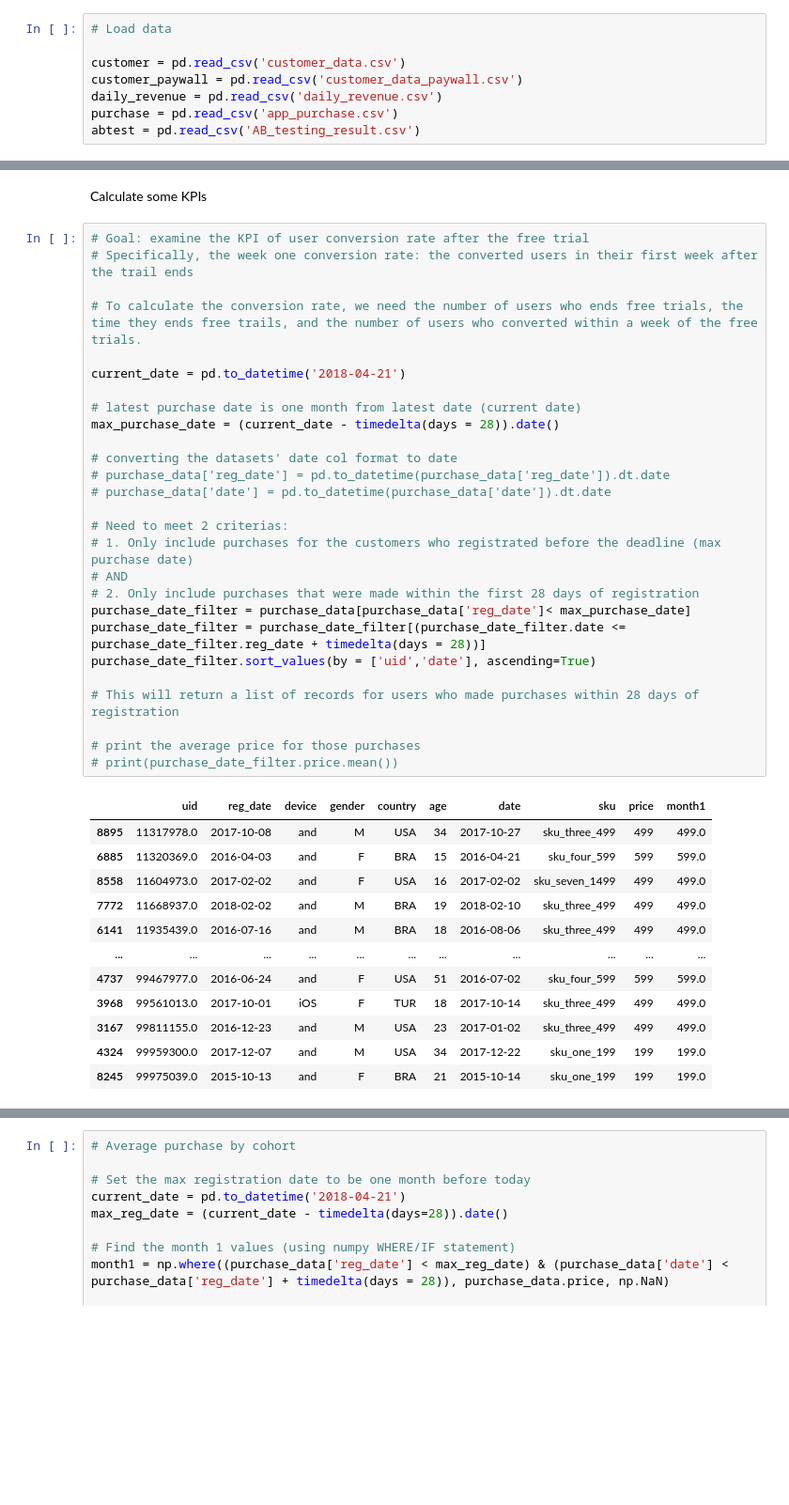
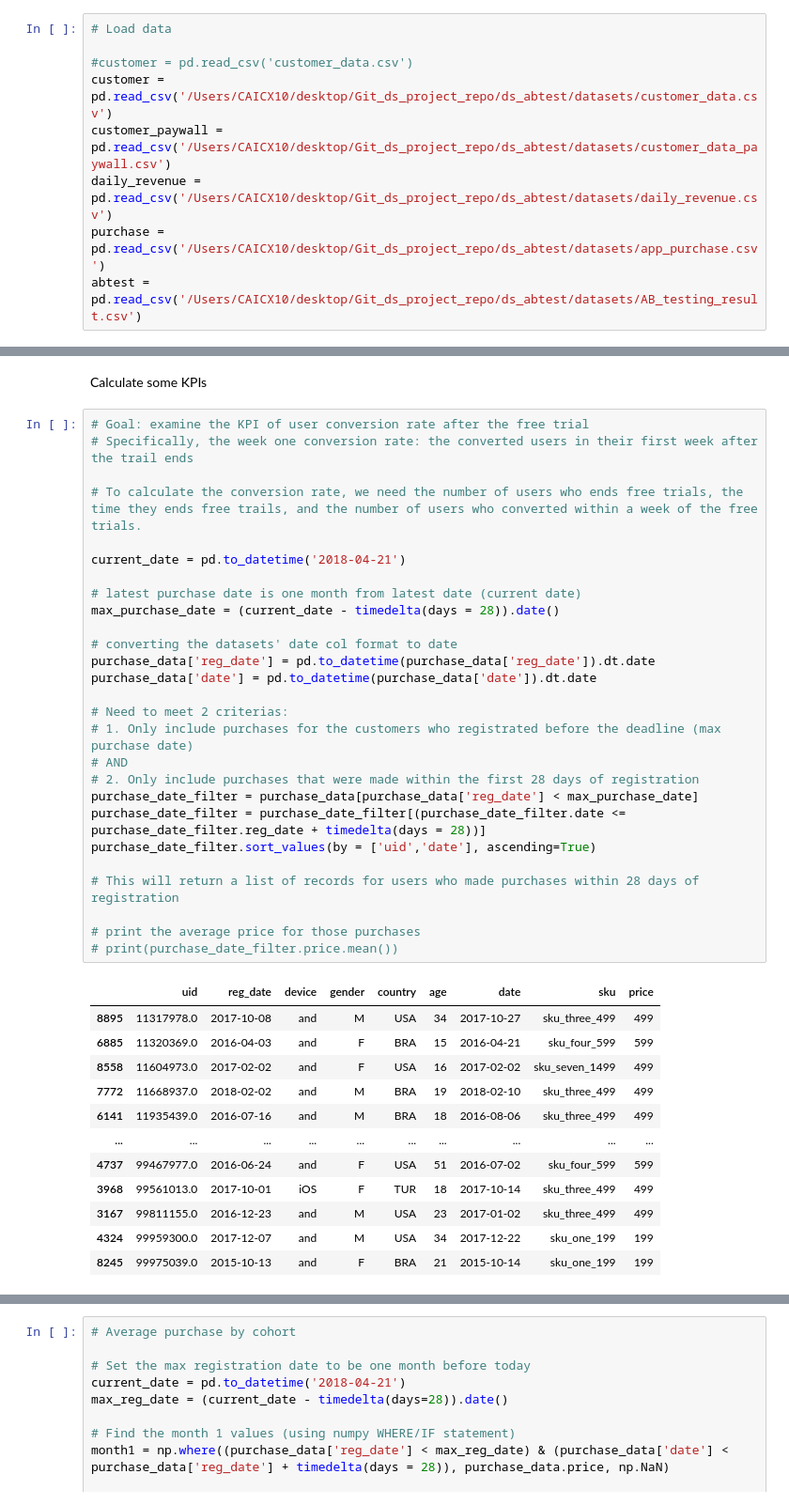
Before and after one commit to englishpear/ds_abtest, a Jupyter notebook: Customer Analytics AB testing.ipynb, the cells around one changed output, grey strips where cells are left out. Shown at 94% size. Cells and saved outputs as stored; diff of their text form; blank space fills up the shorter version.

```diff
--- a/Customer Analytics AB testing.ipynb
+++ b/Customer Analytics AB testing.ipynb
@@ -8,11 +8,12 @@ from matplotlib import pyplot as plt
 # %%
 # Load data
 
-customer = pd.read_csv('customer_data.csv')
-customer_paywall = pd.read_csv('customer_data_paywall.csv')
-daily_revenue = pd.read_csv('daily_revenue.csv')
-purchase = pd.read_csv('app_purchase.csv')
-abtest = pd.read_csv('AB_testing_result.csv')
+#customer = pd.read_csv('customer_data.csv')
+customer = pd.read_csv('/Users/CAICX10/desktop/Git_ds_project_repo/ds_abtest/datasets/customer_data.csv')
+customer_paywall = pd.read_csv('/Users/CAICX10/desktop/Git_ds_project_repo/ds_abtest/datasets/customer_data_paywall.csv')
+daily_revenue = pd.read_csv('/Users/CAICX10/desktop/Git_ds_project_repo/ds_abtest/datasets/daily_revenue.csv')
+purchase = pd.read_csv('/Users/CAICX10/desktop/Git_ds_project_repo/ds_abtest/datasets/app_purchase.csv')
+abtest = pd.read_csv('/Users/CAICX10/desktop/Git_ds_project_repo/ds_abtest/datasets/AB_testing_result.csv')
 # %%
 # the records of ALL customers
 
@@ -132,40 +141,40 @@ Calculate some KPIs
 # %%
 # Goal: examine the KPI of user conversion rate after the free trial
 # Specifically, the week one conversion rate: the converted users in their first week after the trail ends
 
 # To calculate the conversion rate, we need the number of users who ends free trials, the time they ends free trails, and the number of users who converted within a week of the free trials.
 
 current_date = pd.to_datetime('2018-04-21')
 
 # latest purchase date is one month from latest date (current date)
 max_purchase_date = (current_date - timedelta(days = 28)).date()
 
 # converting the datasets' date col format to date
-# purchase_data['reg_date'] = pd.to_datetime(purchase_data['reg_date']).dt.date
-# purchase_data['date'] = pd.to_datetime(purchase_data['date']).dt.date
+purchase_data['reg_date'] = pd.to_datetime(purchase_data['reg_date']).dt.date
+purchase_data['date'] = pd.to_datetime(purchase_data['date']).dt.date
 
 # Need to meet 2 criterias:
 # 1. Only include purchases for the customers who registrated before the deadline (max purchase date)
 # AND
 # 2. Only include purchases that were made within the first 28 days of registration
-purchase_date_filter = purchase_data[purchase_data['reg_date']< max_purchase_date]
+purchase_date_filter = purchase_data[purchase_data['reg_date'] < max_purchase_date]
 purchase_date_filter = purchase_date_filter[(purchase_date_filter.date <= purchase_date_filter.reg_date + timedelta(days = 28))]
 purchase_date_filter.sort_values(by = ['uid','date'], ascending=True)
 
 # This will return a list of records for users who made purchases within 28 days of registration
 
 # print the average price for those purchases
 # print(purchase_date_filter.price.mean())
 # %% [output]
-|  | uid | reg_date | device | gender | country | age | date | sku | price | month1 |
-| 8895 | 11317978.0 | 2017-10-08 | and | M | USA | 34 | 2017-10-27 | sku_three_499 | 499 | 499.0 |
-| 6885 | 11320369.0 | 2016-04-03 | and | F | BRA | 15 | 2016-04-21 | sku_four_599 | 599 | 599.0 |
-| 8558 | 11604973.0 | 2017-02-02 | and | F | USA | 16 | 2017-02-02 | sku_seven_1499 | 499 | 499.0 |
-| 7772 | 11668937.0 | 2018-02-02 | and | M | BRA | 19 | 2018-02-10 | sku_three_499 | 499 | 499.0 |
-| 6141 | 11935439.0 | 2016-07-16 | and | M | BRA | 18 | 2016-08-06 | sku_three_499 | 499 | 499.0 |
-| ... | ... | ... | ... | ... | ... | ... | ... | ... | ... | ... |
-| 4737 | 99467977.0 | 2016-06-24 | and | F | USA | 51 | 2016-07-02 | sku_four_599 | 599 | 599.0 |
-| 3968 | 99561013.0 | 2017-10-01 | iOS | F | TUR | 18 | 2017-10-14 | sku_three_499 | 499 | 499.0 |
-| 3167 | 99811155.0 | 2016-12-23 | and | M | USA | 23 | 2017-01-02 | sku_three_499 | 499 | 499.0 |
-| 4324 | 99959300.0 | 2017-12-07 | and | M | USA | 34 | 2017-12-22 | sku_one_199 | 199 | 199.0 |
-| 8245 | 99975039.0 | 2015-10-13 | and | F | BRA | 21 | 2015-10-14 | sku_one_199 | 199 | 199.0 |
+|  | uid | reg_date | device | gender | country | age | date | sku | price |
+| 8895 | 11317978.0 | 2017-10-08 | and | M | USA | 34 | 2017-10-27 | sku_three_499 | 499 |
+| 6885 | 11320369.0 | 2016-04-03 | and | F | BRA | 15 | 2016-04-21 | sku_four_599 | 599 |
+| 8558 | 11604973.0 | 2017-02-02 | and | F | USA | 16 | 2017-02-02 | sku_seven_1499 | 499 |
+| 7772 | 11668937.0 | 2018-02-02 | and | M | BRA | 19 | 2018-02-10 | sku_three_499 | 499 |
+| 6141 | 11935439.0 | 2016-07-16 | and | M | BRA | 18 | 2016-08-06 | sku_three_499 | 499 |
+| ... | ... | ... | ... | ... | ... | ... | ... | ... | ... |
+| 4737 | 99467977.0 | 2016-06-24 | and | F | USA | 51 | 2016-07-02 | sku_four_599 | 599 |
+| 3968 | 99561013.0 | 2017-10-01 | iOS | F | TUR | 18 | 2017-10-14 | sku_three_499 | 499 |
+| 3167 | 99811155.0 | 2016-12-23 | and | M | USA | 23 | 2017-01-02 | sku_three_499 | 499 |
+| 4324 | 99959300.0 | 2017-12-07 | and | M | USA | 34 | 2017-12-22 | sku_one_199 | 199 |
+| 8245 | 99975039.0 | 2015-10-13 | and | F | BRA | 21 | 2015-10-14 | sku_one_199 | 199 |
```
Also changed, not shown: parts of 22 cells of this notebook, 1 other file.
